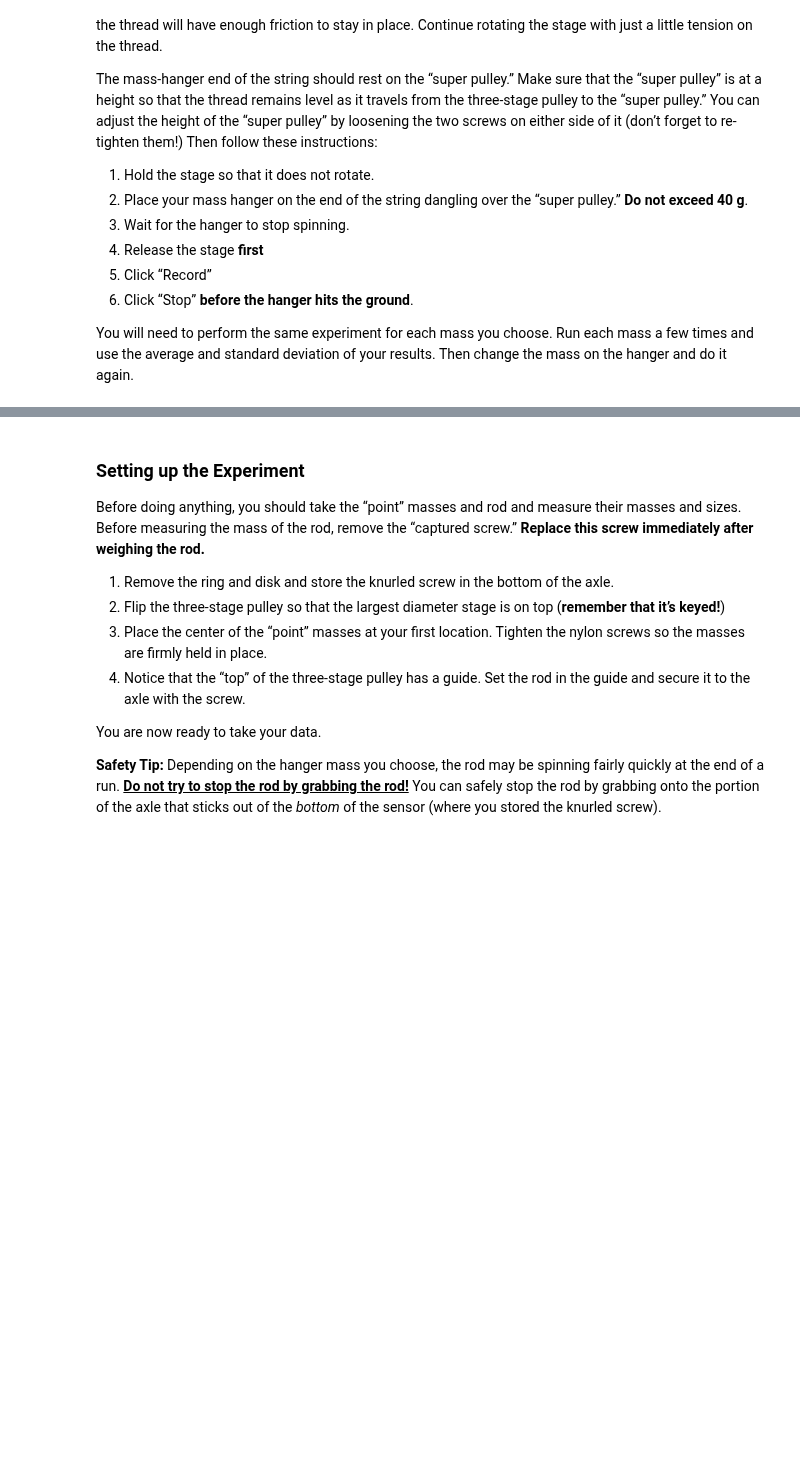
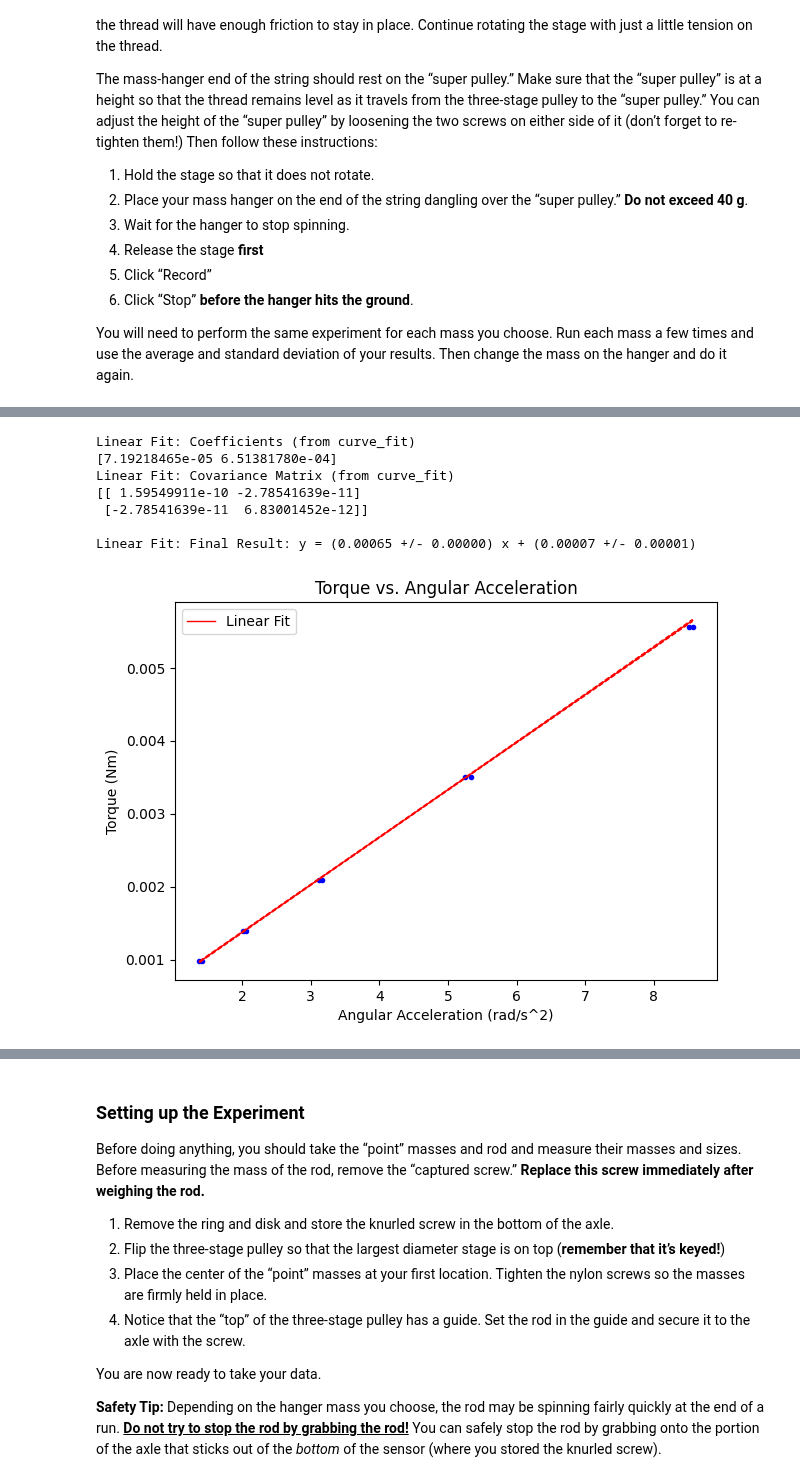
Before and after one commit to brash99/PhysicsLabs, a Jupyter notebook: PHYS201L/JupyterNotebooks/Lab7/Lab7.ipynb, the cells around one changed output, grey strips where cells are left out. Saved outputs shown, nothing was run; the diff lists cells and outputs as text; code cells hidden in the pictures; blank space fills up the shorter version.

```diff
--- a/PHYS201L/JupyterNotebooks/Lab7/Lab7.ipynb
+++ b/PHYS201L/JupyterNotebooks/Lab7/Lab7.ipynb
@@ -205 +272,57 @@ You will need to perform the same experiment for each mass you choose. Run each
+# %%
+# Torque vs. Angular Acceleration Graph
+
+# Reads the name of the csv file and gets the data
+#df = pd.read_csv("../../../ExampleFiles/Torque vs. Angular Acceleration.csv")
+
+
+# Defines the x and y values
+aa = df2.filter(['Angular Acceleration(rad/s^2)'], axis=1).dropna()
+torque = df2.filter(['Torque (N*m)'], axis=1).dropna()
+
+#aa = df2['Angular Acceleration(rad/s^2)']
+#torque = df2['delta Angular Acceleration(rad/s^2)']
+
+delta_aa = np.std(aa)
+delta_t = np.std(torque)
+
+# Create a figure of reasonable size and resolution, white background, black edge color
+fig=plt.figure(figsize=(7,5), dpi= 100, facecolor='w', edgecolor='k')
+
+# Gets the data values for x and y
+#x_data = aa.values.reshape(-1, 1)
+#y_data = torque.values.reshape(-1, 1)
+
+x_data = aa
+y_data = torque
+
+xi = df2['Angular Acceleration(rad/s^2)'].to_numpy()
+yi = df2['Torque (Nm)'].to_numpy()
+
+# Creates the base plot with titles
+plt.plot(x_data,y_data,'b.')
+#plt.errorbar(x_data,y_data,torque,aa,'b.',label='Raw Data')
+plt.ylabel('Torque (Nm)')
+plt.xlabel('Angular Acceleration (rad/s^2)')
+plt.title('Torque vs. Angular Acceleration')
+
+# Takes the x and y values to make a trendline
+intercept, slope, dintercept, dslope = linear_fit_plot(xi,yi,plt)
+
+# Adds the legend to the plot
+plt.legend()
+
+# Displays the plot
+plt.show()
+
+print("")
+# %% [output]
+Linear Fit: Coefficients (from curve_fit)
+[7.19218465e-05 6.51381780e-04]
+Linear Fit: Covariance Matrix (from curve_fit)
+[[ 1.59549911e-10 -2.78541639e-11]
+ [-2.78541639e-11  6.83001452e-12]]
+
+Linear Fit: Final Result: y = (0.00065 +/- 0.00000) x + (0.00007 +/- 0.00001)
+[figure, added]
 # %% [markdown]
```
Also changed, not shown: parts of 12 cells of this notebook.
